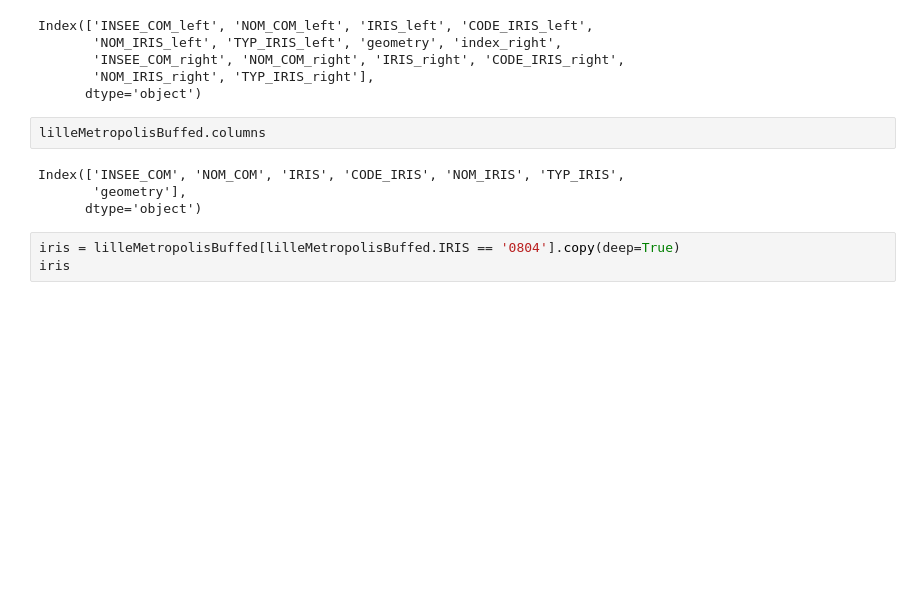
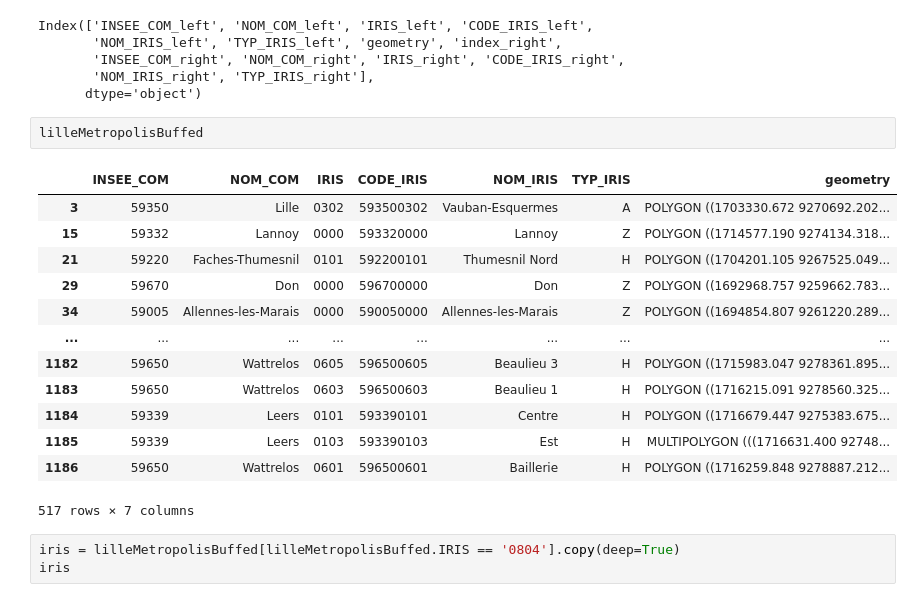
Before and after one commit to nvengeon/DataAnalysis, a Jupyter notebook: project_Nicolas.ipynb, the cells around one changed output. Cells and saved outputs as stored; diff of their text form; blank space fills up the shorter version.

```diff
--- a/project_Nicolas.ipynb
+++ b/project_Nicolas.ipynb
@@ -285,11 +285,21 @@ Index(['INSEE_COM_left', 'NOM_COM_left', 'IRIS_left', 'CODE_IRIS_left',
        'NOM_IRIS_right', 'TYP_IRIS_right'],
       dtype='object')
 # %%
-lilleMetropolisBuffed.columns
+lilleMetropolisBuffed
 # %% [output]
+|  | INSEE_COM | NOM_COM | IRIS | CODE_IRIS | NOM_IRIS | TYP_IRIS | geometry |
+| 3 | 59350 | Lille | 0302 | 593500302 | Vauban-Esquermes | A | POLYGON ((1703330.672 9270692.202... |
+| 15 | 59332 | Lannoy | 0000 | 593320000 | Lannoy | Z | POLYGON ((1714577.190 9274134.318... |
+| 21 | 59220 | Faches-Thumesnil | 0101 | 592200101 | Thumesnil Nord | H | POLYGON ((1704201.105 9267525.049... |
+| 29 | 59670 | Don | 0000 | 596700000 | Don | Z | POLYGON ((1692968.757 9259662.783... |
+| 34 | 59005 | Allennes-les-Marais | 0000 | 590050000 | Allennes-les-Marais | Z | POLYGON ((1694854.807 9261220.289... |
+| ... | ... | ... | ... | ... | ... | ... | ... |
+| 1182 | 59650 | Wattrelos | 0605 | 596500605 | Beaulieu 3 | H | POLYGON ((1715983.047 9278361.895... |
+| 1183 | 59650 | Wattrelos | 0603 | 596500603 | Beaulieu 1 | H | POLYGON ((1716215.091 9278560.325... |
+| 1184 | 59339 | Leers | 0101 | 593390101 | Centre | H | POLYGON ((1716679.447 9275383.675... |
+| 1185 | 59339 | Leers | 0103 | 593390103 | Est | H | MULTIPOLYGON (((1716631.400 92748... |
+| 1186 | 59650 | Wattrelos | 0601 | 596500601 | Baillerie | H | POLYGON ((1716259.848 9278887.212... |
-Index(['INSEE_COM', 'NOM_COM', 'IRIS', 'CODE_IRIS', 'NOM_IRIS', 'TYP_IRIS',
-       'geometry'],
-      dtype='object')
+517 rows × 7 columns
 # %%
 iris = lilleMetropolisBuffed[lilleMetropolisBuffed.IRIS == '0804'].copy(deep=True)
 iris
```
Also changed, not shown: parts of 19 cells of this notebook.
